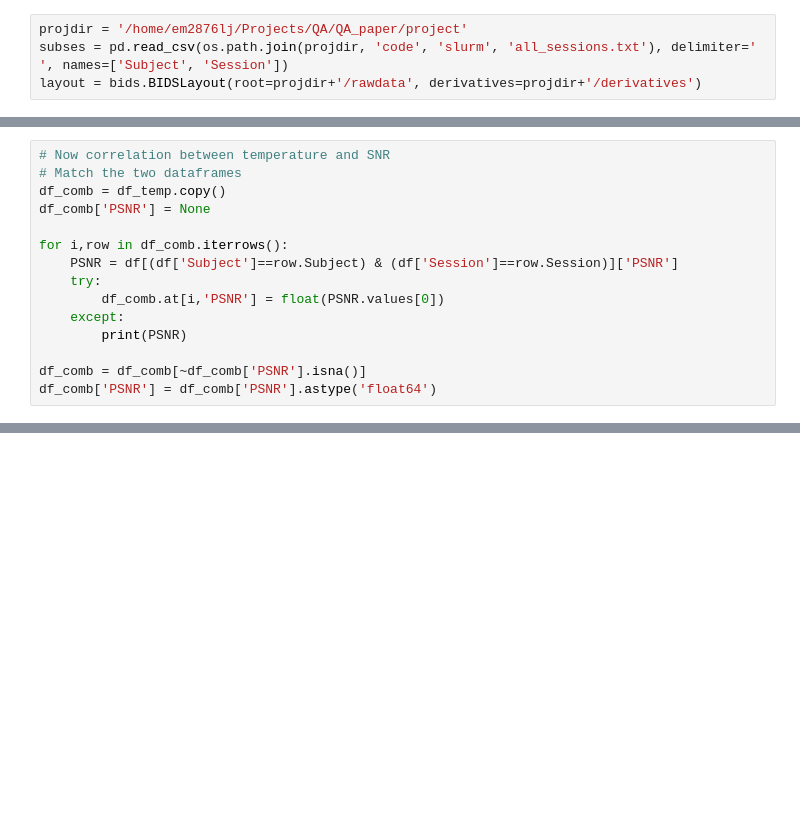
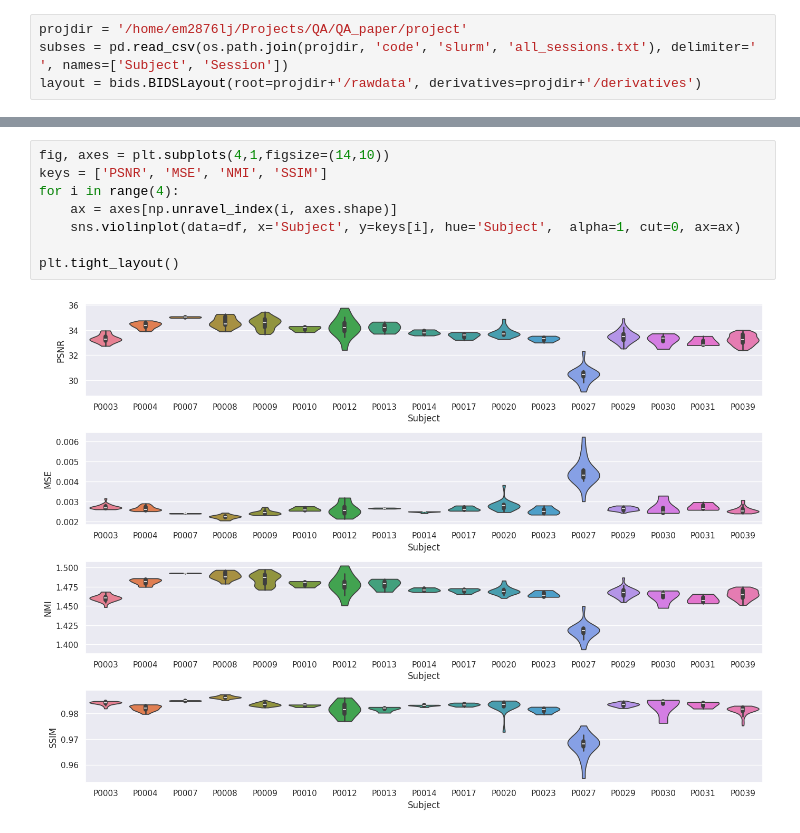
Before and after one commit to UNITY-Physics/unity_qa_paper, a Jupyter notebook: notebooks/PSNR.ipynb, the cells around one changed output, grey strips where cells are left out. Drawn from its saved outputs; the diff is of its cells as text; blank space fills up the shorter version.

```diff
--- a/notebooks/PSNR.ipynb
+++ b/notebooks/PSNR.ipynb
@@ -222,15 +40,0 @@ dtype: float64
-# %%
-# Now correlation between temperature and SNR
-# Match the two dataframes
-df_comb = df_temp.copy()
-df_comb['PSNR'] = None
-
-for i,row in df_comb.iterrows():
-    PSNR = df[(df['Subject']==row.Subject) & (df['Session']==row.Session)]['PSNR']
-    try:
-        df_comb.at[i,'PSNR'] = float(PSNR.values[0])
-    except:
-        print(PSNR)
-
-df_comb = df_comb[~df_comb['PSNR'].isna()]
-df_comb['PSNR'] = df_comb['PSNR'].astype('float64')
@@ -316,0 +53,10 @@ Group Var   1.991    1.310
+# %%
+fig, axes = plt.subplots(4,1,figsize=(14,10))
+keys = ['PSNR', 'MSE', 'NMI', 'SSIM']
+for i in range(4):
+    ax = axes[np.unravel_index(i, axes.shape)]
+    sns.violinplot(data=df, x='Subject', y=keys[i], hue='Subject',  alpha=1, cut=0, ax=ax)
+
+plt.tight_layout()
+# %% [output]
+[figure, added]
```
Also changed, not shown: parts of 50 cells of this notebook, 15 other files.
